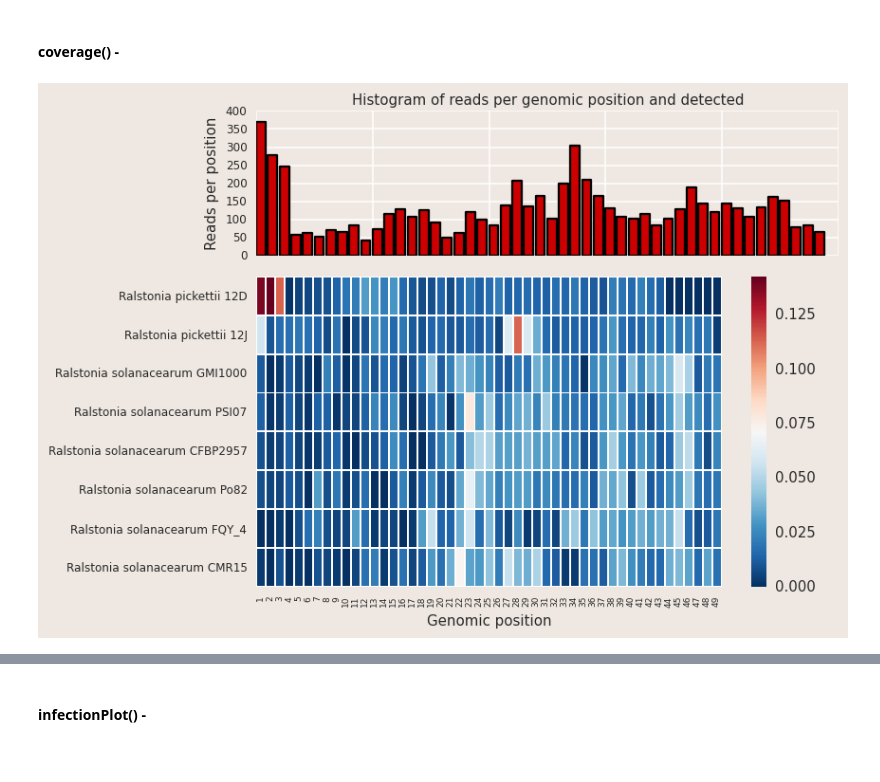
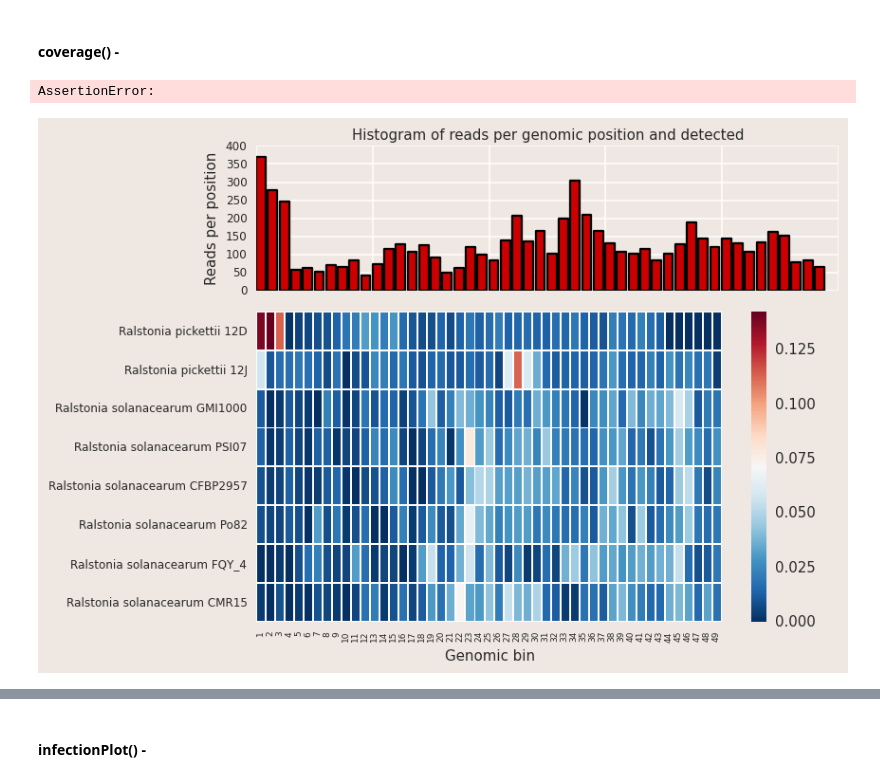
Before and after one commit to lmart999/CS229, a Jupyter notebook: ie_sql.ipynb, the cells around one changed output, grey strips where cells are left out. Drawn from its saved outputs; the diff is of its cells as text; code cells hidden in the pictures.

```diff
--- a/ie_sql.ipynb
+++ b/ie_sql.ipynb
@@ -716,31 +753,40 @@ nbins=50
 binNames=["%s"%i for i in list(range(nbins)) if i>0]
 df=pd.DataFrame(columns=binNames)
 for k in taxID_store.keys():
     bins=np.linspace(1,np.max(taxID_store[k]),nbins)
     bins=np.linspace(1,size_all_gis[k],nbins)
     hist_vals=np.histogram(taxID_store[k],bins=bins)
     df.loc[k]=hist_vals[0]
 sums=df.sum(axis=1)
 sums.sort(ascending=False)
 df=df.loc[sums.index]
 
+from matplotlib.figure import Figure
+fig=plt.Figure(dpi=400)
 df_vec=df.sum(axis=0)
 ind=np.arange(df_vec.shape[0])
+# ax1 = fig.add_subplot2grid((3,2),(0,0),colspan=2)
 ax1 = plt.subplot2grid((3,2),(0,0),colspan=2)
 ax1.bar(ind,np.array(df_vec),color=plot_color,linewidth=1.5)
 # plt.setp(ax1.get_xticklabels(), rotation='vertical', fontsize=8)
 ax1.set_xticklabels([])
 plt.setp(ax1.get_yticklabels(), rotation='horizontal', fontsize=8)
 ax1.set_ylabel('Reads per position', fontsize = 10)
 ax1.set_title('Histogram of reads per genomic position and detected ',fontsize = 10)
 
 ax2 = plt.subplot2grid((3,2),(1,0),colspan=2,rowspan=2)
+# ax2 = fig.add_subplot2grid((3,2),(1,0),colspan=2,rowspan=2)
 df_norm=df.div(df.sum(axis=1),axis=0)
+labels=[getName(taxID) for taxID in df_norm.index]
 df_norm.index=labels
 sns.heatmap(df_norm,cmap='RdBu_r')
 plt.setp(ax2.get_xticklabels(), rotation='vertical', fontsize=6)
 plt.setp(ax2.get_yticklabels(), rotation='horizontal', fontsize=8)
 ax2.set_xlabel('Genomic bin', fontsize = 10)
 plt.tight_layout()
+
+fig.add_axes(ax1)
+fig.show()
 # %% [output]
+AssertionError:
-[figure, old version]
+[figure, new version]
```
Also changed, not shown: parts of 7 cells of this notebook.
